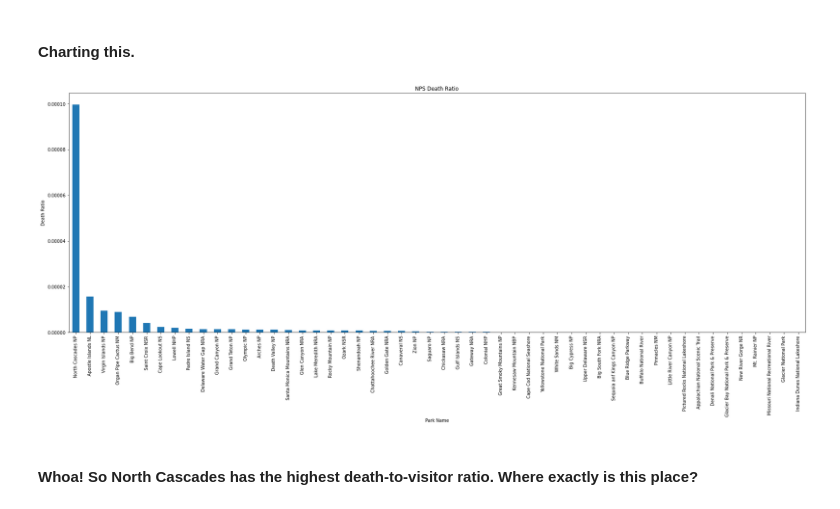
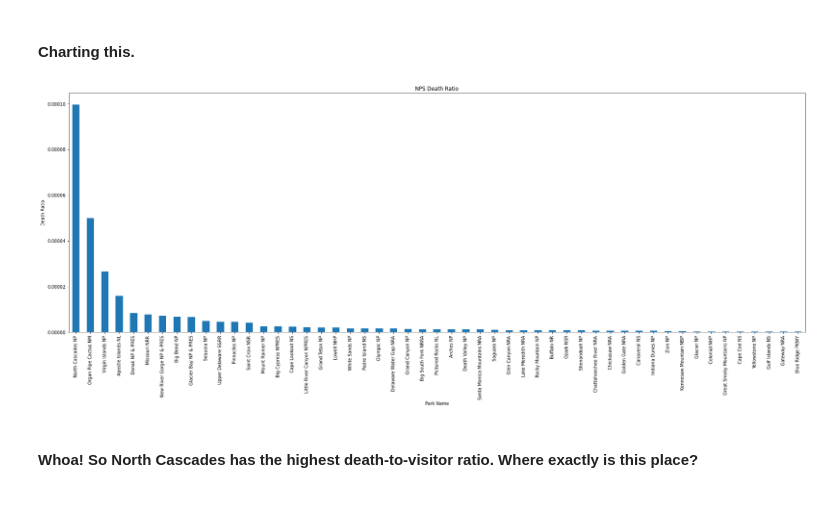
Before and after one commit to mkoh2/NPS_2018, a Jupyter notebook: NPS_data.ipynb, the cells around one changed output. Saved outputs shown, nothing was run; the diff lists cells and outputs as text; code cells hidden in the pictures.

```diff
--- a/NPS_data.ipynb
+++ b/NPS_data.ipynb
@@ -254,0 +267,6 @@ Name: death ratio, dtype: float64
+# %%
+combined_clean_fatality.reset_index(inplace = True, drop = True)
+# %%
+# The actual Death Ratio is Fatality-to-Recreational Visits:
+
+combined_clean_fatality['death_ratio_2'] = combined_clean_fatality['fatality'] / combined_clean_fatality['recreational visits']
@@ -254,0 +301,6 @@ Name: death ratio, dtype: float64
+# %%
+# We have an issue here -- there is an INF. We need to drop it.
+
+combined_clean_fatality['death_ratio_2'].replace(np.inf, 0, inplace=True)
+# %%
+combined_clean_fatality = combined_clean_fatality[combined_clean_fatality['death_ratio_2'] > 0]
@@ -255,10 +347,10 @@ Name: death ratio, dtype: float64
 # %% [markdown]
 #### Charting this.
-# %%
-df_combined_fatal_only.groupby('park')['death ratio'].sum().sort_values(ascending = False).plot(kind = 'bar',
-                                                                                               xlabel = 'Park Name',
-                                                                                               ylabel = 'Death Ratio',
-                                                                                               title = 'NPS Death Ratio',
-                                                                                               figsize = (30,10));
-# %% [output]
-[figure, removed]
+# %%
+combined_clean_fatality.groupby('park')['death_ratio_2'].sum().sort_values(ascending = False).plot(kind = 'bar',
+                                                                                               xlabel = 'Park Name',
+                                                                                               ylabel = 'Death Ratio',
+                                                                                               title = 'NPS Death Ratio',
+                                                                                               figsize = (30,10));
+# %% [output]
+[figure, added]
```
Also changed, not shown: parts of 50 cells of this notebook, 1 other file.
